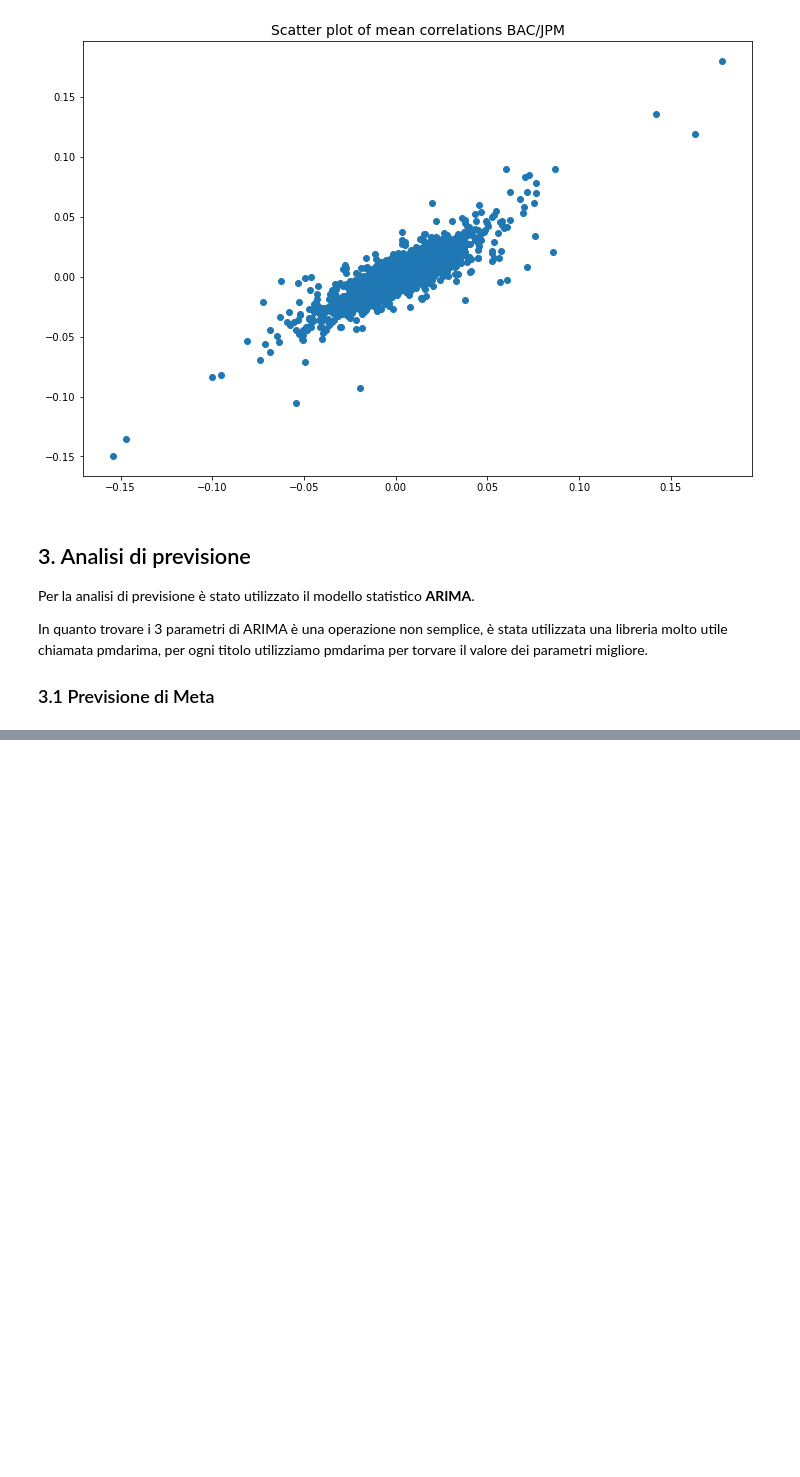
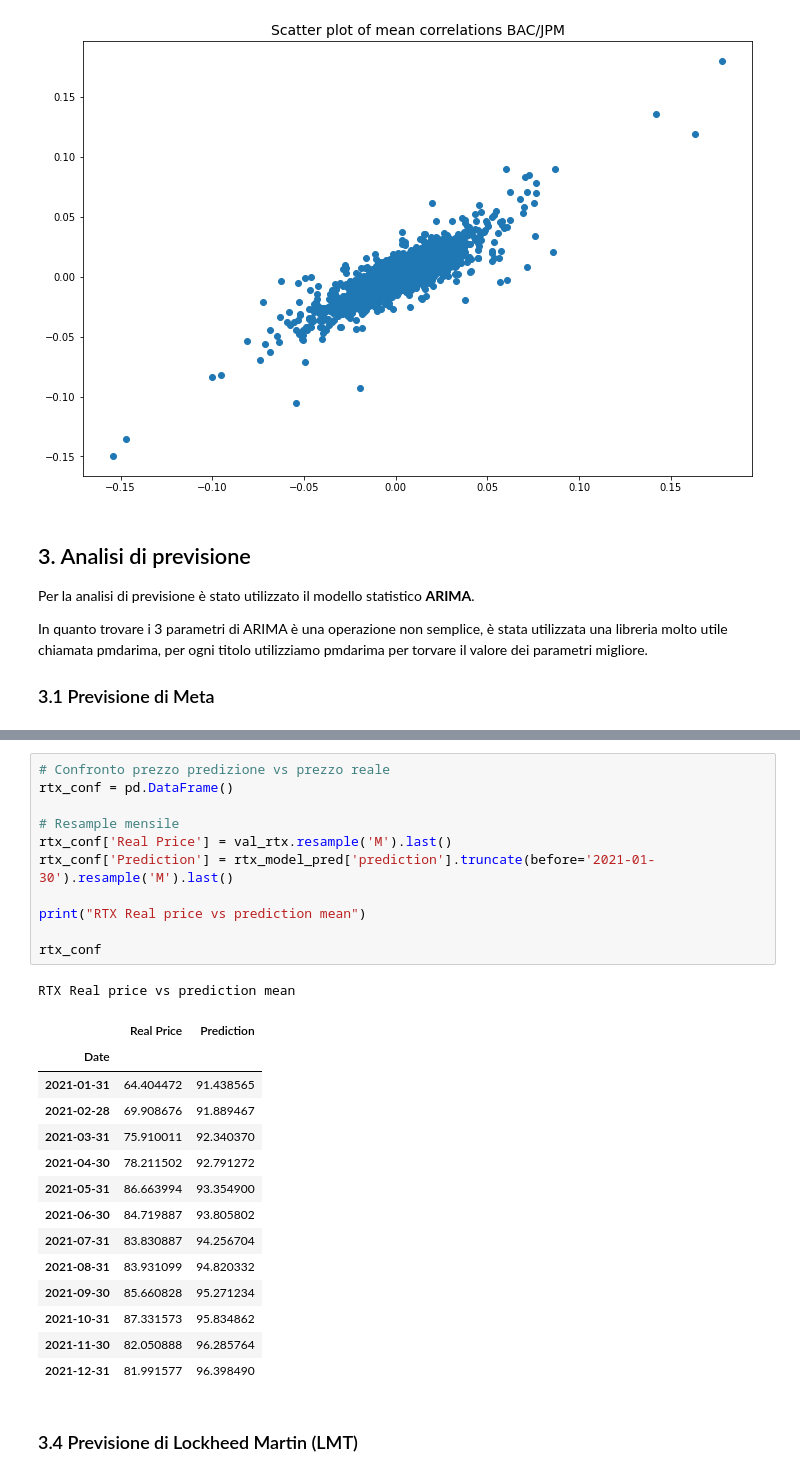
Before and after one commit to tommcamm/BISF-Project, a Jupyter notebook: python/Notebook del progetto.ipynb, the cells around one changed output, grey strips where cells are left out. Drawn from its saved outputs; the diff is of its cells as text; blank space fills up the shorter version.

```diff
--- a/python/Notebook del progetto.ipynb
+++ b/python/Notebook del progetto.ipynb
@@ -1865,0 +1668,29 @@ fig.set_size_inches(14, 8)
+# %%
+# Confronto prezzo predizione vs prezzo reale
+rtx_conf = pd.DataFrame()
+
+# Resample mensile
+rtx_conf['Real Price'] = val_rtx.resample('M').last()
+rtx_conf['Prediction'] = rtx_model_pred['prediction'].truncate(before='2021-01-30').resample('M').last()
+
+print("RTX Real price vs prediction mean")
+
+rtx_conf
+# %% [output]
+RTX Real price vs prediction mean
+|  | Real Price | Prediction |
+| Date |  |  |
+| 2021-01-31 | 64.404472 | 91.438565 |
+| 2021-02-28 | 69.908676 | 91.889467 |
+| 2021-03-31 | 75.910011 | 92.340370 |
+| 2021-04-30 | 78.211502 | 92.791272 |
+| 2021-05-31 | 86.663994 | 93.354900 |
+| 2021-06-30 | 84.719887 | 93.805802 |
+| 2021-07-31 | 83.830887 | 94.256704 |
+| 2021-08-31 | 83.931099 | 94.820332 |
+| 2021-09-30 | 85.660828 | 95.271234 |
+| 2021-10-31 | 87.331573 | 95.834862 |
+| 2021-11-30 | 82.050888 | 96.285764 |
+| 2021-12-31 | 81.991577 | 96.398490 |
+# %% [markdown]
+### 3.4 Previsione di Lockheed Martin (LMT)
```
Also changed, not shown: parts of 50 cells of this notebook, 17 other files.
